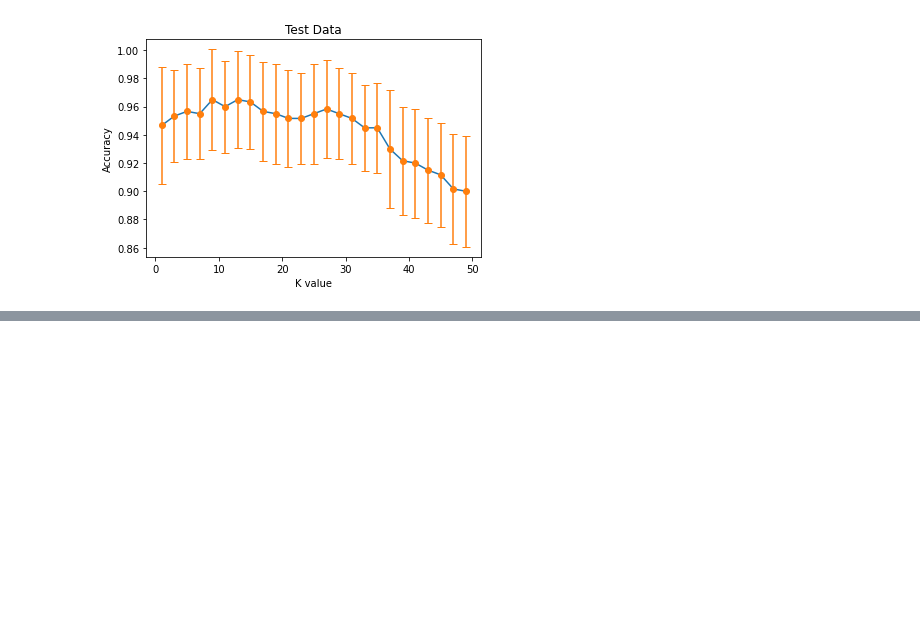
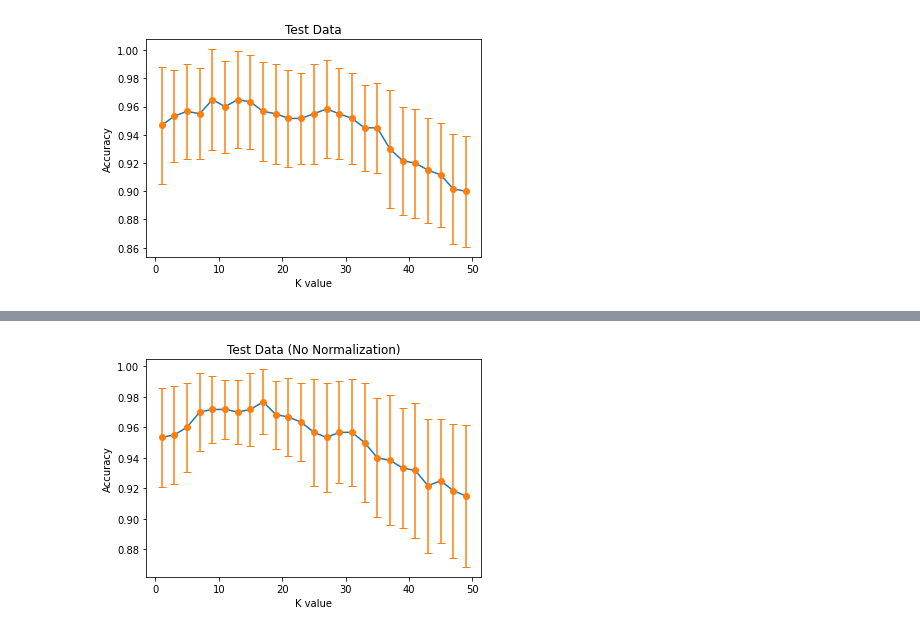
Before and after one commit to Andrei-Treil/CS589-HW1, a Jupyter notebook: hw1.ipynb, the cells around one changed output, grey strips where cells are left out. Cells and saved outputs as stored; diff of their text form; code cells hidden in the pictures; blank space fills up the shorter version.

```diff
--- a/hw1.ipynb
+++ b/hw1.ipynb
@@ -11,6 +11,7 @@ np.random.seed(0)
 #store results of iterations in dict
 test_res = defaultdict(list)
 train_res = defaultdict(list)
+test_no_norm = defaultdict(list)
 
 for iteration in range(20):
     #shuffle data
@@ -43,15 +44,17 @@ for iteration in range(20):
     '''
     train knn using training data
     return the accuracy of the model
+    examples - specify training set
     '''
-    def train_knn(k,data):
-        predictions = data.apply(lambda row: knn(k,train_norm,row), axis=1)
+    def train_knn(k,data,examples):
+        predictions = data.apply(lambda row: knn(k,examples,row), axis=1)
         actual_labels = df.loc[predictions.index,[4]]
         return predictions.eq(actual_labels[4].values).mean()
 
     for i in range(1,51,2):
-        train_res[i].append(train_knn(i,train_norm))
-        test_res[i].append(train_knn(i,test_norm))
+        train_res[i].append(train_knn(i,train_norm,train_norm))
+        test_res[i].append(train_knn(i,test_norm,train_norm))
+        test_no_norm[i].append(train_knn(i,test_att,train_att))
 # %%
 train_iter = []
 train_acc = []
@@ -91,0 +128,19 @@ plt.show()
+# %%
+test_iter_raw = []
+test_acc_raw = []
+test_std_raw = []
+
+for k_val,res in test_no_norm.items():
+    test_iter_raw.append(k_val)
+    test_acc_raw.append(np.average(res))
+    test_std_raw.append(np.std(res))
+
+
+plt.plot(test_iter_raw,test_acc_raw)
+plt.errorbar(test_iter_raw,test_acc_raw,yerr = test_std_raw,fmt='o',capsize=4)
+plt.xlabel("K value")
+plt.ylabel("Accuracy")
+plt.title("Test Data (No Normalization)")
+plt.show()
+# %% [output]
+[figure, added]
```
Also changed, not shown: parts of 2 cells of this notebook.
